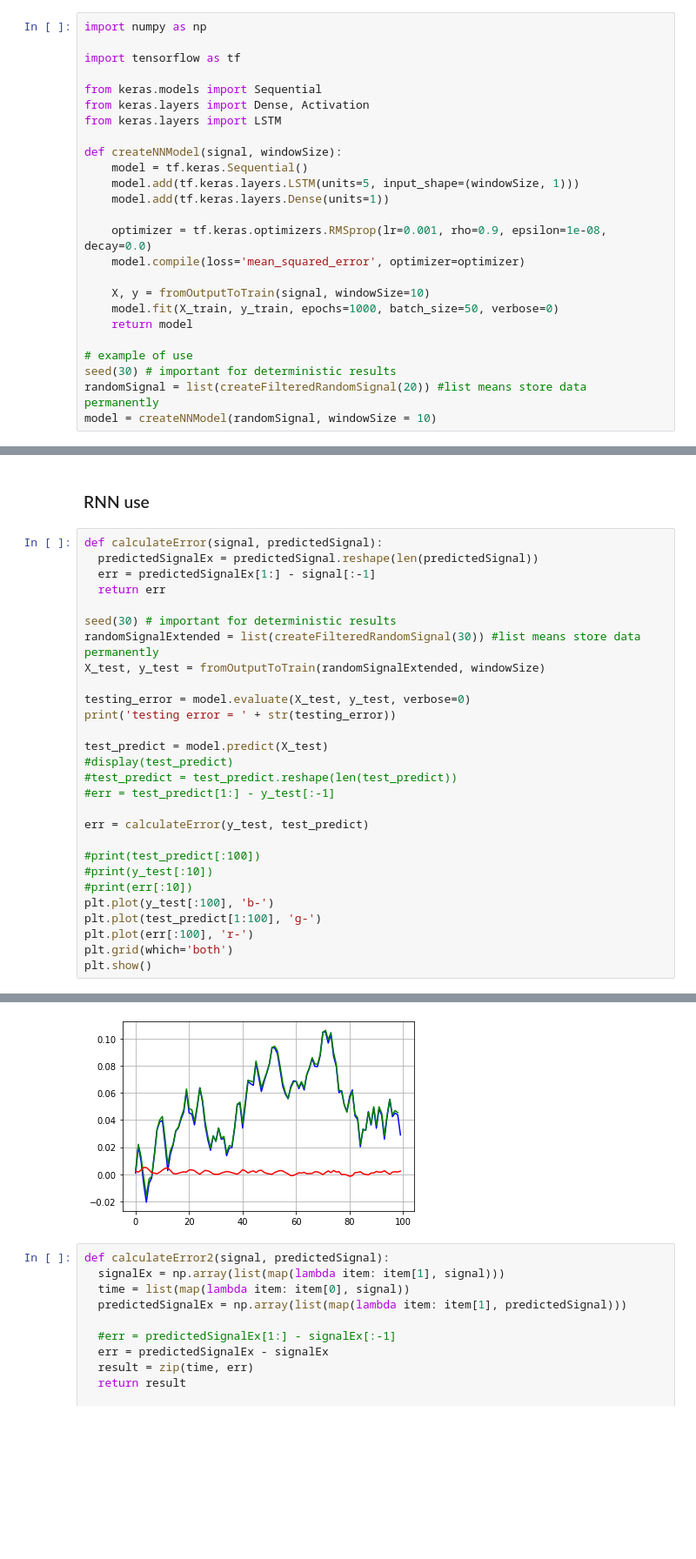
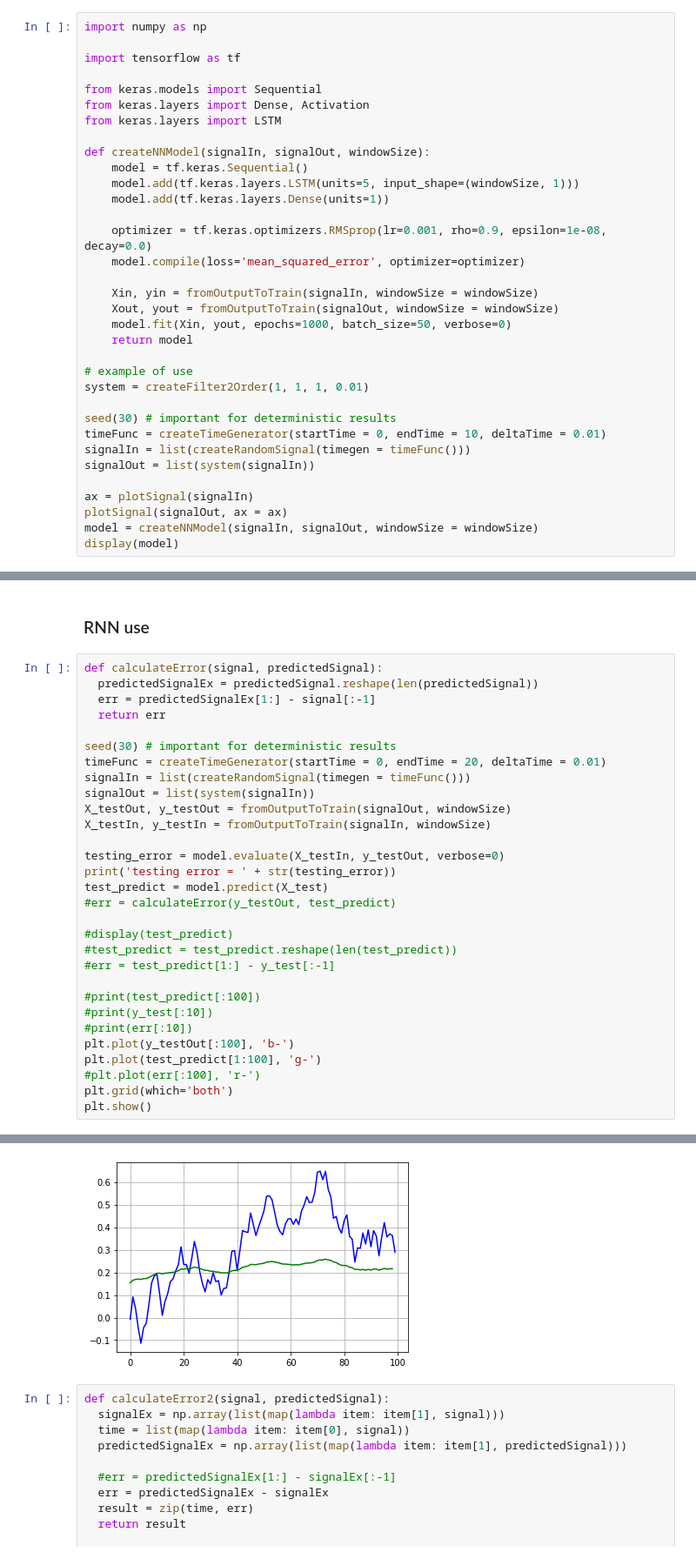
Before and after one commit to hrbolek/learning, a Jupyter notebook: itsystems/neural.ipynb, the cells around one changed output, grey strips where cells are left out. Shown: that part at 87% size. Cells and saved outputs as stored; diff of their text form; blank space fills up the shorter version.

```diff
--- a/itsystems/neural.ipynb
+++ b/itsystems/neural.ipynb
@@ -435,7 +344,7 @@ from keras.models import Sequential
 from keras.layers import Dense, Activation
 from keras.layers import LSTM
 
-def createNNModel(signal, windowSize):
+def createNNModel(signalIn, signalOut, windowSize):
     model = tf.keras.Sequential()
     model.add(tf.keras.layers.LSTM(units=5, input_shape=(windowSize, 1)))
     model.add(tf.keras.layers.Dense(units=1))
@@ -443,11 +352,20 @@ def createNNModel(signal, windowSize):
     optimizer = tf.keras.optimizers.RMSprop(lr=0.001, rho=0.9, epsilon=1e-08, decay=0.0)
     model.compile(loss='mean_squared_error', optimizer=optimizer)
 
-    X, y = fromOutputToTrain(signal, windowSize=10)
-    model.fit(X_train, y_train, epochs=1000, batch_size=50, verbose=0)
+    Xin, yin = fromOutputToTrain(signalIn, windowSize = windowSize)
+    Xout, yout = fromOutputToTrain(signalOut, windowSize = windowSize)
+    model.fit(Xin, yout, epochs=1000, batch_size=50, verbose=0)
     return model
 
 # example of use
+system = createFilter2Order(1, 1, 1, 0.01)
+
 seed(30) # important for deterministic results
-randomSignal = list(createFilteredRandomSignal(20)) #list means store data permanently
-model = createNNModel(randomSignal, windowSize = 10)
+timeFunc = createTimeGenerator(startTime = 0, endTime = 10, deltaTime = 0.01)
+signalIn = list(createRandomSignal(timegen = timeFunc()))
+signalOut = list(system(signalIn))
+
+ax = plotSignal(signalIn)
+plotSignal(signalOut, ax = ax)
+model = createNNModel(signalIn, signalOut, windowSize = windowSize)
+display(model)
@@ -460,25 +381,27 @@ def calculateError(signal, predictedSignal):
   return err
 
 seed(30) # important for deterministic results
-randomSignalExtended = list(createFilteredRandomSignal(30)) #list means store data permanently
-X_test, y_test = fromOutputToTrain(randomSignalExtended, windowSize)
+timeFunc = createTimeGenerator(startTime = 0, endTime = 20, deltaTime = 0.01)
+signalIn = list(createRandomSignal(timegen = timeFunc()))
+signalOut = list(system(signalIn))
+X_testOut, y_testOut = fromOutputToTrain(signalOut, windowSize)
+X_testIn, y_testIn = fromOutputToTrain(signalIn, windowSize)
 
-testing_error = model.evaluate(X_test, y_test, verbose=0)
+testing_error = model.evaluate(X_testIn, y_testOut, verbose=0)
 print('testing error = ' + str(testing_error))
+test_predict = model.predict(X_test)
+#err = calculateError(y_testOut, test_predict)
 
-test_predict = model.predict(X_test)
 #display(test_predict)
 #test_predict = test_predict.reshape(len(test_predict))
 #err = test_predict[1:] - y_test[:-1]
 
-err = calculateError(y_test, test_predict)
-
 #print(test_predict[:100])
 #print(y_test[:10])
 #print(err[:10])
-plt.plot(y_test[:100], 'b-')
+plt.plot(y_testOut[:100], 'b-')
 plt.plot(test_predict[1:100], 'g-')
-plt.plot(err[:100], 'r-')
+#plt.plot(err[:100], 'r-')
 plt.grid(which='both')
 plt.show()
 # %% [output]
@@ -486,4 +409,4 @@ testing error = 0.00013977335765957832
-[figure, old version]
+[figure, new version]
 # %%
 def calculateError2(signal, predictedSignal):
   signalEx = np.array(list(map(lambda item: item[1], signal)))
```
Also changed, not shown: parts of 12 cells of this notebook.
